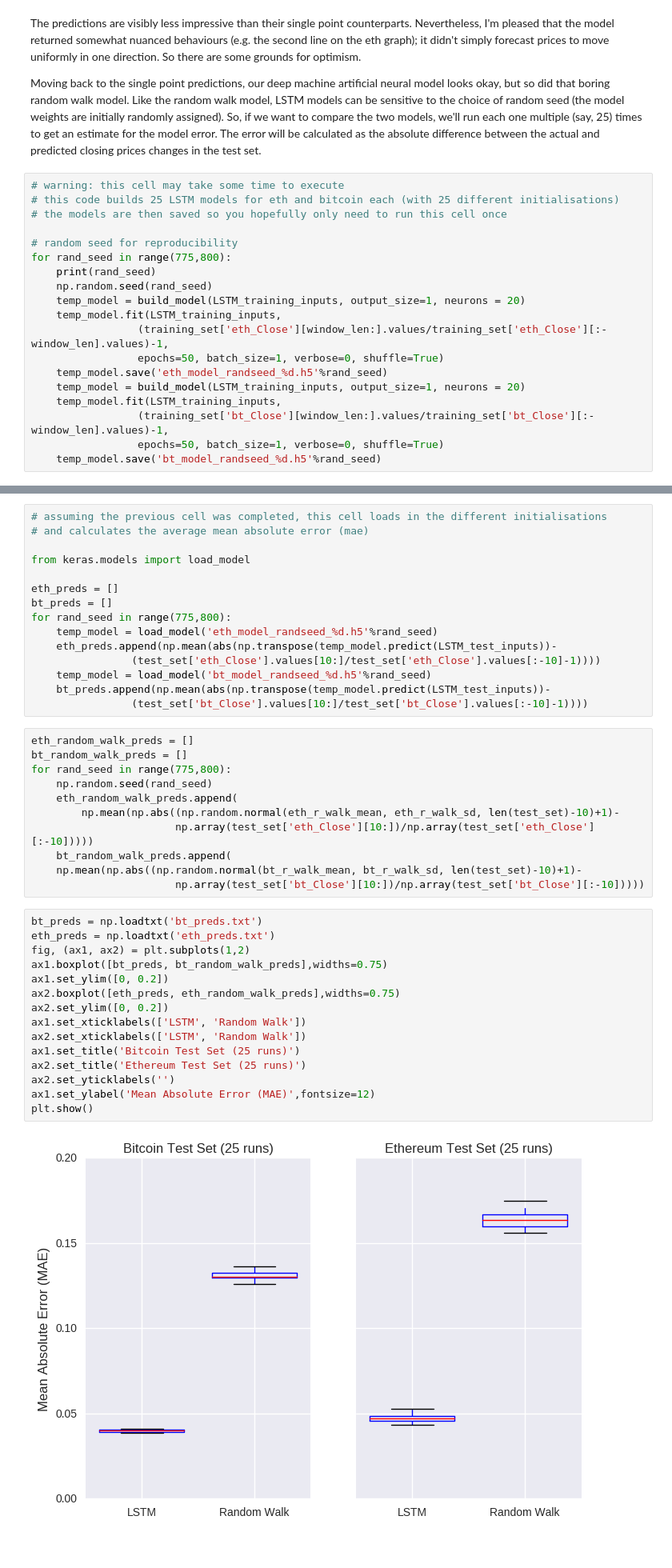
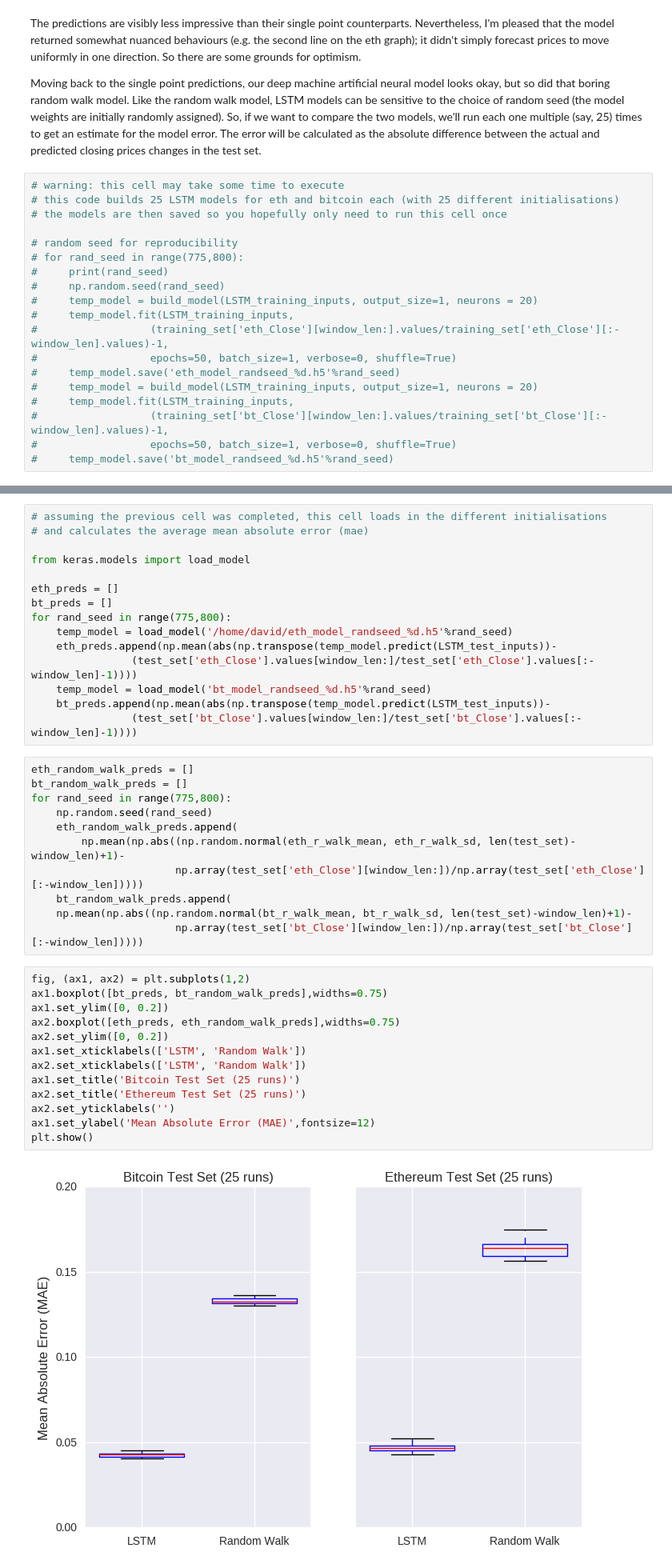
Before and after one commit to dashee87/blogScripts, a Jupyter notebook: Jupyter/2017-11-20-predicting-cryptocurrency-prices-with-deep-learning.ipynb, the cells around one changed output, grey strips where cells are left out. Shown at 80% size. Cells and saved outputs as stored; diff of their text form.

```diff
--- a/Jupyter/2017-11-20-predicting-cryptocurrency-prices-with-deep-learning.ipynb
+++ b/Jupyter/2017-11-20-predicting-cryptocurrency-prices-with-deep-learning.ipynb
@@ -727,16 +747,16 @@ Moving back to the single point predictions, our deep machine artificial neural
 # the models are then saved so you hopefully only need to run this cell once
 
 # random seed for reproducibility
-for rand_seed in range(775,800):
-    print(rand_seed)
-    np.random.seed(rand_seed)
-    temp_model = build_model(LSTM_training_inputs, output_size=1, neurons = 20)
-    temp_model.fit(LSTM_training_inputs,
-                 (training_set['eth_Close'][window_len:].values/training_set['eth_Close'][:-window_len].values)-1,
-                 epochs=50, batch_size=1, verbose=0, shuffle=True)
-    temp_model.save('eth_model_randseed_%d.h5'%rand_seed)
-    temp_model = build_model(LSTM_training_inputs, output_size=1, neurons = 20)
-    temp_model.fit(LSTM_training_inputs,
-                 (training_set['bt_Close'][window_len:].values/training_set['bt_Close'][:-window_len].values)-1,
-                 epochs=50, batch_size=1, verbose=0, shuffle=True)
-    temp_model.save('bt_model_randseed_%d.h5'%rand_seed)
+# for rand_seed in range(775,800):
+#     print(rand_seed)
+#     np.random.seed(rand_seed)
+#     temp_model = build_model(LSTM_training_inputs, output_size=1, neurons = 20)
+#     temp_model.fit(LSTM_training_inputs,
+#                  (training_set['eth_Close'][window_len:].values/training_set['eth_Close'][:-window_len].values)-1,
+#                  epochs=50, batch_size=1, verbose=0, shuffle=True)
+#     temp_model.save('eth_model_randseed_%d.h5'%rand_seed)
+#     temp_model = build_model(LSTM_training_inputs, output_size=1, neurons = 20)
+#     temp_model.fit(LSTM_training_inputs,
+#                  (training_set['bt_Close'][window_len:].values/training_set['bt_Close'][:-window_len].values)-1,
+#                  epochs=50, batch_size=1, verbose=0, shuffle=True)
+#     temp_model.save('bt_model_randseed_%d.h5'%rand_seed)
@@ -767,40 +769,38 @@ from keras.models import load_model
 eth_preds = []
 bt_preds = []
 for rand_seed in range(775,800):
-    temp_model = load_model('eth_model_randseed_%d.h5'%rand_seed)
+    temp_model = load_model('/home/david/eth_model_randseed_%d.h5'%rand_seed)
     eth_preds.append(np.mean(abs(np.transpose(temp_model.predict(LSTM_test_inputs))-
-                (test_set['eth_Close'].values[10:]/test_set['eth_Close'].values[:-10]-1))))
+                (test_set['eth_Close'].values[window_len:]/test_set['eth_Close'].values[:-window_len]-1))))
     temp_model = load_model('bt_model_randseed_%d.h5'%rand_seed)
     bt_preds.append(np.mean(abs(np.transpose(temp_model.predict(LSTM_test_inputs))-
-                (test_set['bt_Close'].values[10:]/test_set['bt_Close'].values[:-10]-1))))
+                (test_set['bt_Close'].values[window_len:]/test_set['bt_Close'].values[:-window_len]-1))))
 # %%
 eth_random_walk_preds = []
 bt_random_walk_preds = []
 for rand_seed in range(775,800):
     np.random.seed(rand_seed)
     eth_random_walk_preds.append(
-        np.mean(np.abs((np.random.normal(eth_r_walk_mean, eth_r_walk_sd, len(test_set)-10)+1)-
-                       np.array(test_set['eth_Close'][10:])/np.array(test_set['eth_Close'][:-10]))))
+        np.mean(np.abs((np.random.normal(eth_r_walk_mean, eth_r_walk_sd, len(test_set)-window_len)+1)-
+                       np.array(test_set['eth_Close'][window_len:])/np.array(test_set['eth_Close'][:-window_len]))))
     bt_random_walk_preds.append(
-    np.mean(np.abs((np.random.normal(bt_r_walk_mean, bt_r_walk_sd, len(test_set)-10)+1)-
-                       np.array(test_set['bt_Close'][10:])/np.array(test_set['bt_Close'][:-10]))))
+    np.mean(np.abs((np.random.normal(bt_r_walk_mean, bt_r_walk_sd, len(test_set)-window_len)+1)-
+                       np.array(test_set['bt_Close'][window_len:])/np.array(test_set['bt_Close'][:-window_len]))))
 # %%
-bt_preds = np.loadtxt('bt_preds.txt')
-eth_preds = np.loadtxt('eth_preds.txt')
 fig, (ax1, ax2) = plt.subplots(1,2)
 ax1.boxplot([bt_preds, bt_random_walk_preds],widths=0.75)
 ax1.set_ylim([0, 0.2])
 ax2.boxplot([eth_preds, eth_random_walk_preds],widths=0.75)
 ax2.set_ylim([0, 0.2])
 ax1.set_xticklabels(['LSTM', 'Random Walk'])
 ax2.set_xticklabels(['LSTM', 'Random Walk'])
 ax1.set_title('Bitcoin Test Set (25 runs)')
 ax2.set_title('Ethereum Test Set (25 runs)')
 ax2.set_yticklabels('')
 ax1.set_ylabel('Mean Absolute Error (MAE)',fontsize=12)
 plt.show()
 # %% [output]
-[figure, old version]
+[figure, new version]
 # %% [markdown]
 Maybe AI is worth the hype after all! Those graphs show the error on the test set after 25 different initialisations of each model. The LSTM model returns an average error of about 0.04 and 0.05 on the bitcoin and eth prices, respectively, crushing the corresponding random walk models.
 
```
Also changed, not shown: parts of 27 cells of this notebook.
